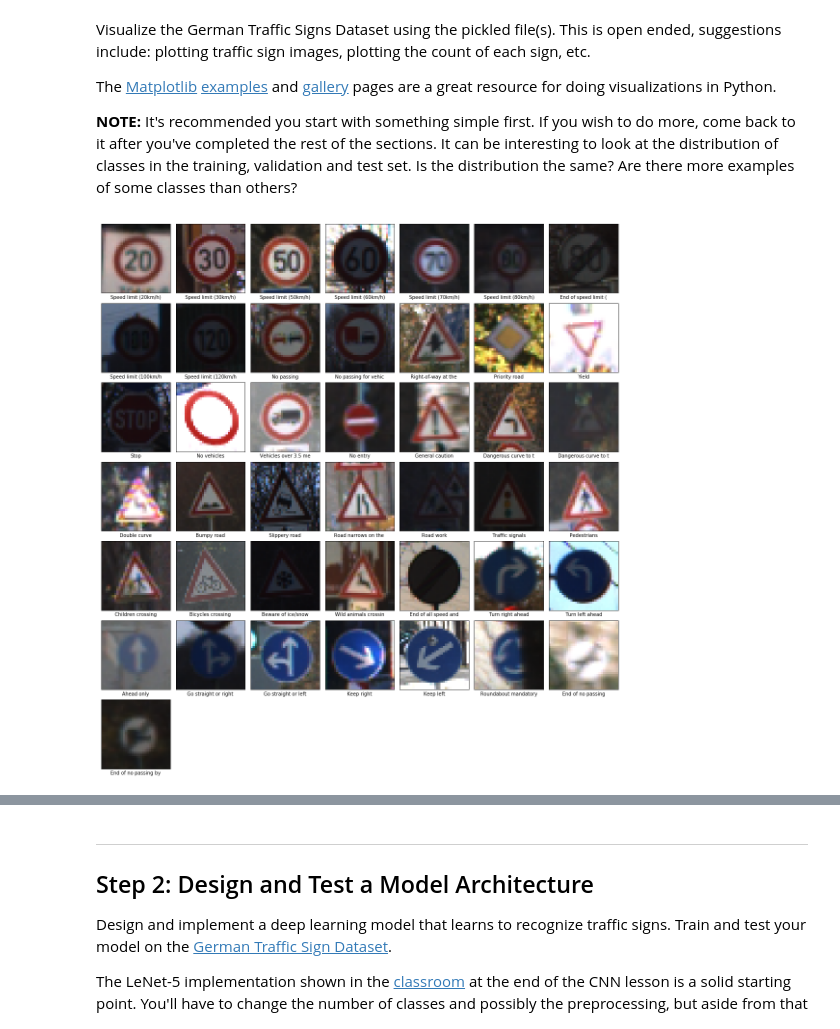
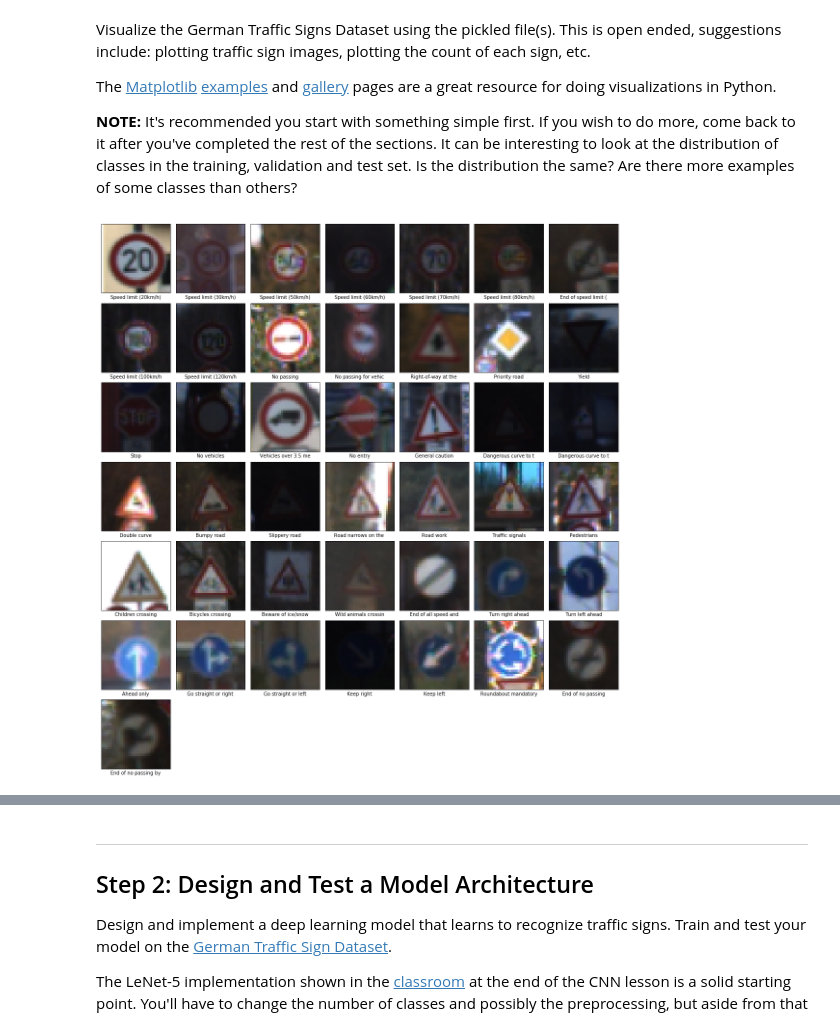
Before and after one commit to mishmetall/udacity_self_driving_car, a Jupyter notebook: Project_3/Traffic_Sign_Classifier.ipynb, the cells around one changed output, grey strips where cells are left out. Saved outputs shown, nothing was run; the diff lists cells and outputs as text; code cells hidden in the pictures.

```diff
--- a/Project_3/Traffic_Sign_Classifier.ipynb
+++ b/Project_3/Traffic_Sign_Classifier.ipynb
@@ -94,31 +91,31 @@ The [Matplotlib](http://matplotlib.org/) [examples](http://matplotlib.org/exampl
 # %%
 ### Data exploration visualization code goes here.
 ### Feel free to use as many code cells as needed.
 import matplotlib.pyplot as plt
-
+import csv
 
 # Mapping ClassID to traffic sign names
 labels = {}
 with open('signnames.csv', 'r') as csvfile:
     signnames = csv.reader(csvfile, delimiter=',')
     next(signnames,None)
     for i, row in enumerate(signnames):
         labels[i] = row[1]
     csvfile.close()
 
 # Visualizations will be shown in the notebook.
 %matplotlib inline
 
 plt.figure(figsize=(15, 16))
 # Let's plot image from each class:
 for ci in range(n_classes):
     plt.subplot(7, 7, ci+1)
 
-    im_id = y_train.index(ci)
+    im_id = np.where(y_train==ci)[0][0]
     plt.imshow(X_train[im_id])
     plt.xlabel(labels[ci][:20])
     plt.xticks([])
     plt.yticks([])
 plt.tight_layout(pad=0, h_pad=0, w_pad=0)
 # %% [output]
-[figure, old version]
+[figure, new version]
```
Also changed, not shown: parts of 29 cells of this notebook, 13 other files.
